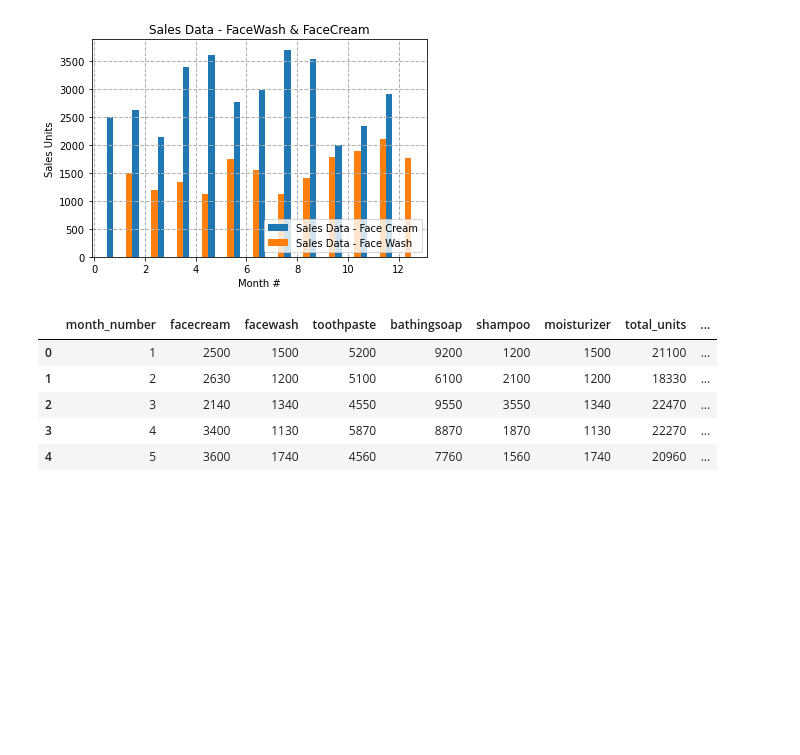
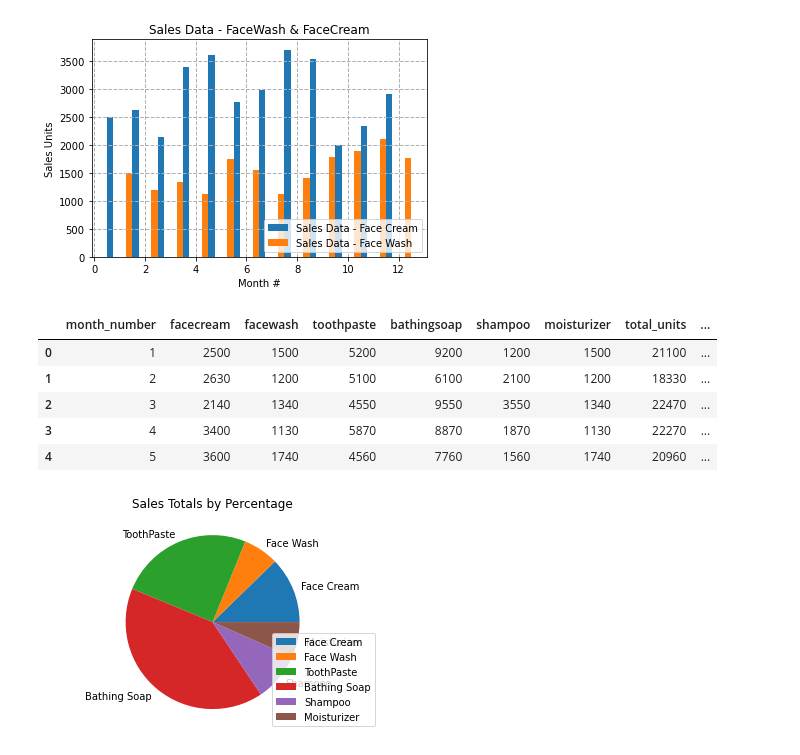
Before and after one commit to straightupcoding/Tech-Talent-South-Repository, a Jupyter notebook: Python_1/TTS.DS.06.2021/17-Exercises.ipynb, the cells around one changed output. Saved outputs shown, nothing was run; the diff lists cells and outputs as text; code cells hidden in the pictures; blank space fills up the shorter version.

Commit message:
Exercise 17 Complete Final + #6
Exercise 17 Complete Final + #6

```diff
--- a/Python_1/TTS.DS.06.2021/17-Exercises.ipynb
+++ b/Python_1/TTS.DS.06.2021/17-Exercises.ipynb
@@ -177,3 +177,20 @@ data.head()
 | 2 | 3 | 2140 | 1340 | 4550 | 9550 | 3550 | 1340 | 22470 | ... |
 | 3 | 4 | 3400 | 1130 | 5870 | 8870 | 1870 | 1130 | 22270 | ... |
 | 4 | 5 | 3600 | 1740 | 4560 | 7760 | 1560 | 1740 | 20960 | ... |
+# %%
+#EXERCISE 6
+import pandas as pd
+import matplotlib.pyplot as plt
+data = pd.read_csv(r"C:\Users\aguan\Documents\company_sales_data.csv")
+listOfMonths = data ['month_number'].tolist()
+
+labels = ['Face Cream', 'Face Wash', 'ToothPaste', 'Bathing Soap', 'Shampoo', 'Moisturizer']
+
+SalesData = [data ['facecream'].sum(), data['facewash'].sum(), data ['toothpaste'].sum(), data ['bathingsoap'].sum(), data ['shampoo'].sum(), data ['moisturizer'].sum()]
+plt.axis("equal")
+plt.pie(SalesData, labels=labels)
+plt.legend(loc='lower right')
+plt.title('Sales Totals by Percentage')
+plt.show()
+# %% [output]
+[figure, added]
```
Also changed, not shown: parts of 2 cells of this notebook.
